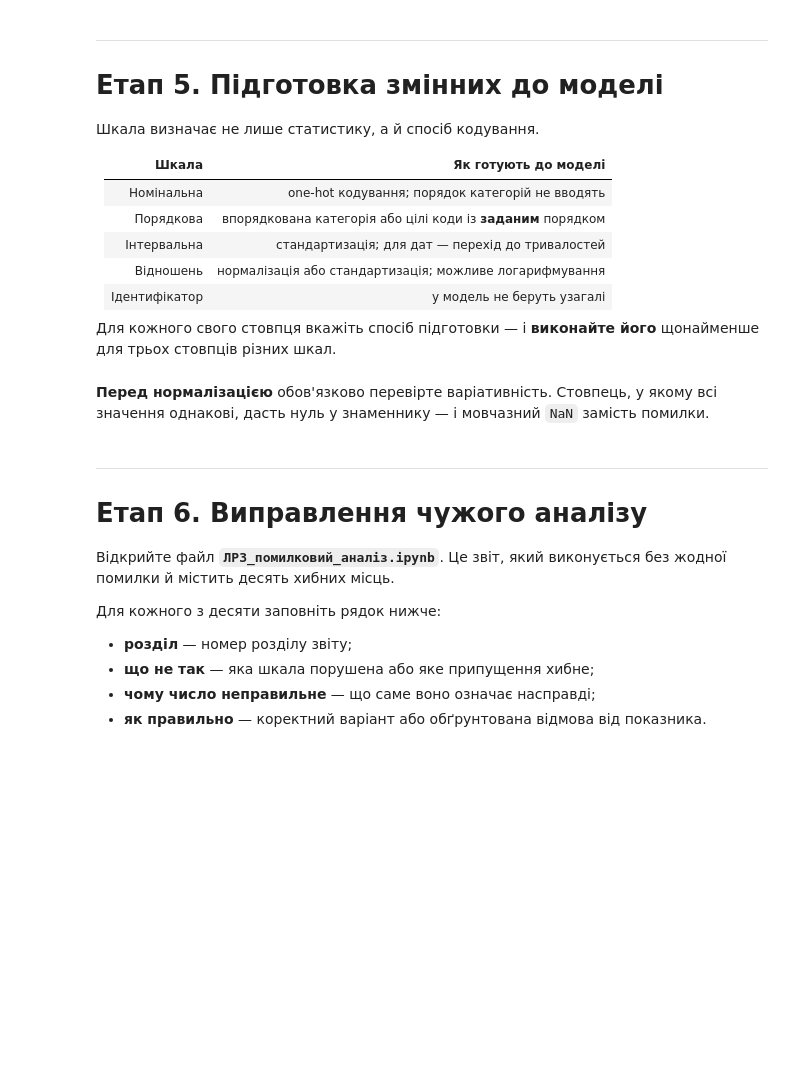
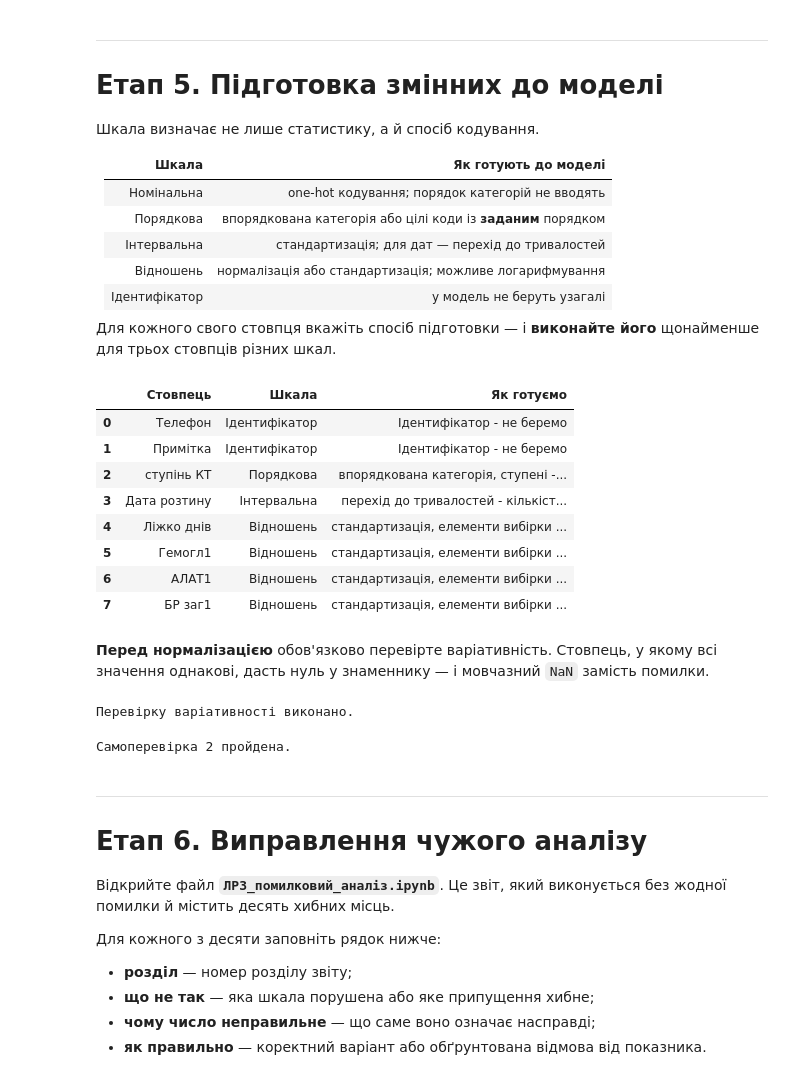
Before and after one commit to Yevhen-bot/Vis-lab1, a Jupyter notebook: lab3/ЛР3_завдання_студенту.ipynb, the cells around one changed output. Drawn from its saved outputs; the diff is of its cells as text; code cells hidden in the pictures; blank space fills up the shorter version.

```diff
--- a/lab3/ЛР3_завдання_студенту.ipynb
+++ b/lab3/ЛР3_завдання_студенту.ipynb
@@ -200,6 +211,25 @@ print('Самоперевірка 1 пройдена: усі вісім стов
 
 Якщо для стовпця не можна порахувати нічого, крім частот, — так і напишіть.
 # %%
+ct_severity_mapping = {
+    'легка': 0,
+    'легкий': 0,
+    'легкий ': 0,
+
+    'сердній': 1,
+    'середній': 1,
+    'серед ступ': 1,
+    'серед ступеня': 1,
+
+    'важкий': 2,
+    'важкий ': 2,
+
+    'вкрай важкий': 3,
+    'вкрай важкий ': 3,
+
+    'критичний': 4
+}
+
 def допустима_статистика(стовпець, шкала):
     """Повертає словник статистик, дозволених для цієї шкали."""
     з = df[стовпець].dropna()
@@ -218,9 +248,15 @@ def допустима_статистика(стовпець, шкала):
         print(k, ":", v)
 
     if ш in ('порядкова'):
-        print("25%:", з.quantile(0.25, interpolation='nearest'))
-        print("50%:", з.quantile(0.5, interpolation='nearest'))
-        print("75%:", з.quantile(0.75, interpolation='nearest'))
+        з_numeric = з.map(ct_severity_mapping)
+
+        q25 = з_numeric.quantile(0.25, interpolation='nearest')
+        q50 = з_numeric.quantile(0.5, interpolation='nearest')
+        q75 = з_numeric.quantile(0.75, interpolation='nearest')
+
+        print("25%:", q25)
+        print("50%:", q50)
+        print("75%:", q75)
 
     з_num = pd.to_numeric(з, errors='coerce')
     if ш in ('інтервальна', 'відношень', 'абсолютна'):
@@ -364,11 +402,29 @@ print("Кореляцію Пірсона було обраховано, отри
 # %%
 ПІДГОТОВКА = {
     # 'стовпець': 'спосіб і коротке обґрунтування',
+    'Телефон': 'Ідентифікатор - не беремо',
+    'Примітка': 'Ідентифікатор - не беремо',
+    'ступінь КТ': 'впорядкована категорія, ступені - категоріальні дані, які можна порівняти',
+    'Дата розтину': 'перехід до тривалостей - кількість днів від початку пандемії',
+    'Ліжко днів': 'стандартизація, елементи вибірки знаходяться в діапазоні від 1 до 48 днів',
+    'Гемогл1': 'стандартизація, елементи вибірки знаходяться в діапазоні від 78 до 134 г/л',
+    'АЛАТ1': 'стандартизація, елементи вибірки знаходяться в діапазоні від 1 до 138 Од/л',
+    'БР заг1': 'стандартизація, елементи вибірки знаходяться в діапазоні від 7 до 84 мкмоль/л',
 }
 for c in МОЇ:
     ПІДГОТОВКА.setdefault(c, '')
 
 pd.DataFrame([(c, ПАСПОРТ[c][0], ПІДГОТОВКА[c]) for c in МОЇ],
              columns=['Стовпець', 'Шкала', 'Як готуємо'])
+# %% [output]
+|  | Стовпець | Шкала | Як готуємо |
+| 0 | Телефон | Ідентифікатор | Ідентифікатор - не беремо |
+| 1 | Примітка | Ідентифікатор | Ідентифікатор - не беремо |
+| 2 | ступінь КТ | Порядкова | впорядкована категорія, ступені -... |
+| 3 | Дата розтину | Інтервальна | перехід до тривалостей - кількіст... |
+| 4 | Ліжко днів | Відношень | стандартизація, елементи вибірки ... |
+| 5 | Гемогл1 | Відношень | стандартизація, елементи вибірки ... |
+| 6 | АЛАТ1 | Відношень | стандартизація, елементи вибірки ... |
+| 7 | БР заг1 | Відношень | стандартизація, елементи вибірки ... |
 # %%
 # ваш код: реалізуйте підготовку для трьох стовпців різних шкал
@@ -383,12 +450,16 @@ for c in МОЇ:
     elif len(з) and з.max() == з.min():
         print(f'УВАГА: {c} — max дорівнює min')
 print('Перевірку варіативності виконано.')
+# %% [output]
+Перевірку варіативності виконано.
 # %%
 # --- САМОПЕРЕВІРКА 2 ---
 assert all(len(ПІДГОТОВКА[c].strip()) >= 15 for c in МОЇ), \
     'Для кожного стовпця вкажіть спосіб підготовки'
 assert len(БЕЗГЛУЗДІ) >= 3, 'Етап 3 не завершено'
 print('Самоперевірка 2 пройдена.')
+# %% [output]
+Самоперевірка 2 пройдена.
 # %% [markdown]
 ---
 # Етап 6. Виправлення чужого аналізу
```
Also changed, not shown: parts of 9 cells of this notebook, 1 other file.
